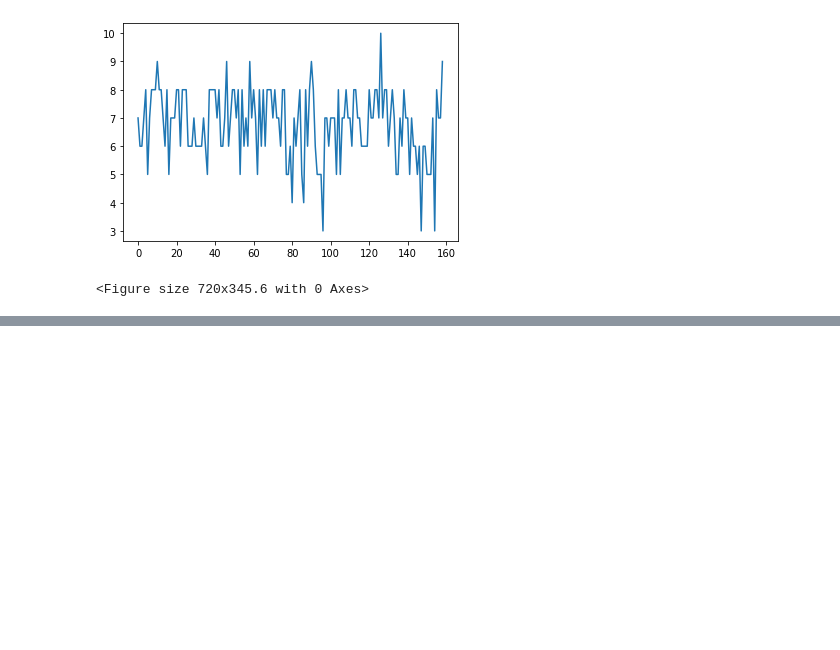
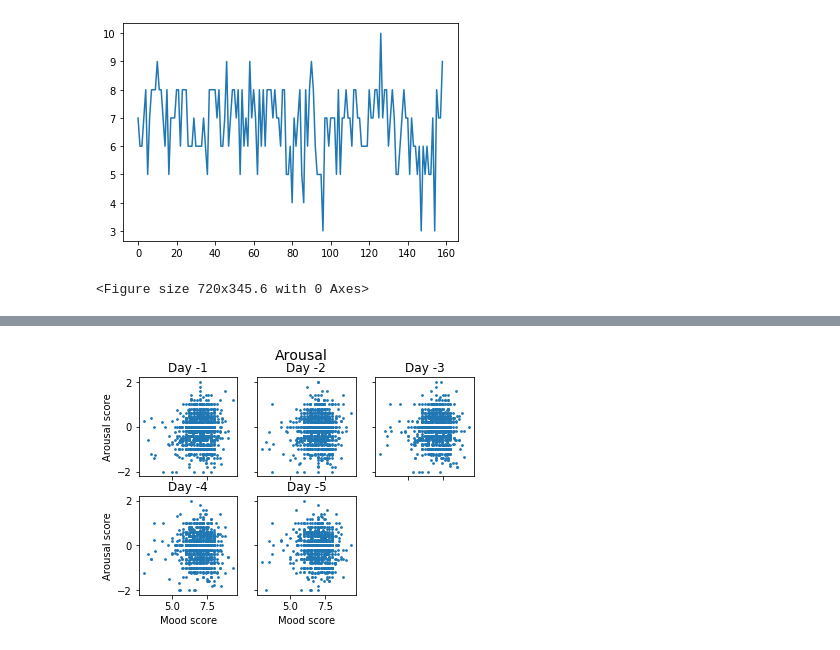
Before and after one commit to BenDickens/Data_Mining_TechniquesVU, a Jupyter notebook: Exploring_data_matplotlib.ipynb, the cells around one changed output, grey strips where cells are left out. Drawn from its saved outputs; the diff is of its cells as text; code cells hidden in the pictures; blank space fills up the shorter version.

```diff
--- a/Exploring_data_matplotlib.ipynb
+++ b/Exploring_data_matplotlib.ipynb
@@ -137,0 +125,4 @@ for patient in patients:
+# %%
+get_plots(foldername, 'circumplex.arousal', 'Arousal')
+# %% [output]
+[figure, added]
```
Also changed, not shown: parts of 28 cells of this notebook.
